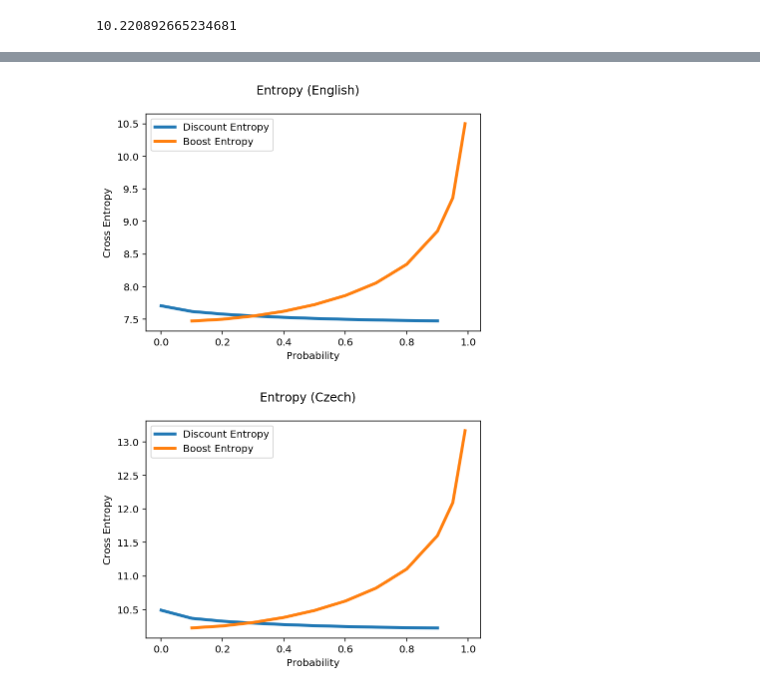
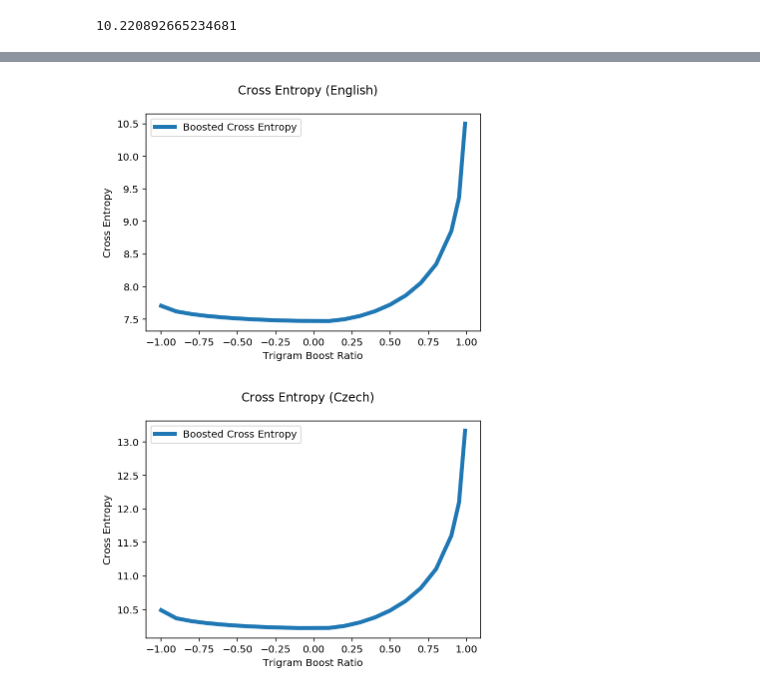
Before and after one commit to Hyperparticle/lct-master, a Jupyter notebook: charles-university/statistical-nlp/assignment-1/nlp-assignment-1.ipynb, the cells around one changed output, grey strips where cells are left out. Cells and saved outputs as stored; diff of their text form; code cells hidden in the pictures.

Commit message:
Combine plots

```diff
--- a/charles-university/statistical-nlp/assignment-1/nlp-assignment-1.ipynb
+++ b/charles-university/statistical-nlp/assignment-1/nlp-assignment-1.ipynb
@@ -270,7 +270,7 @@ word_stats_cz
 | 6 | 0.10000 | 4.637236 | 24.885551 | 41192 | 1099823 | 4.944980 | 15620 | [(,, 12473), (., 11634), (a, 4028... |
 # %%
 # Configure Plots
-plt.rcParams['lines.linewidth'] = 3
+plt.rcParams['lines.linewidth'] = 4
 # %%
 def create_plot(label, word_stats, char_stats):
     plt.plot(word_stats.prob, word_stats.entropy, label='Word Entropy')
@@ -529,6 +530,11 @@ def boost_stats(lm, test, lambdas):
     boost = pd.DataFrame(columns=['boost_trigram', 'cross_entropy'])
 
     trigrams = LanguageModel(test).trigrams
+
+    for p in discount_ratios:
+        lambdas_tweaked = tweak_trigram_lambda(lambdas, (p - 1) * lambdas[-1])
+        entropy = cross_entropy(lm, lambdas_tweaked, trigrams)
+        boost.loc[len(boost)] = [p - 1, entropy]
 
     for p in boost_ratios:
         lambdas_tweaked = tweak_trigram_lambda(lambdas, p * (1 - lambdas[-1]))
@@ -551,6 +545,6 @@ def discount_stats(lm, test, lambdas):
 # %%
-boost_en, discount_en = boost_stats(lm_en, en.test, lambdas_en), discount_stats(lm_en, en.test, lambdas_en)
-boost_cz, discount_cz = boost_stats(lm_cz, cz.test, lambdas_cz), discount_stats(lm_cz, cz.test, lambdas_cz)
+boost_en = boost_stats(lm_en, en.test, lambdas_en)
+boost_cz = boost_stats(lm_cz, cz.test, lambdas_cz)
 # %%
 boost_en
 # %% [output]
@@ -612,18 +588,17 @@ discount_cz
 # %%
-def create_lambdas_plot(label, discount_stats, boost_stats):
-    plt.plot(discount_stats.discount_trigram, discount_stats.cross_entropy, label='Discount Entropy')
-    plt.plot(boost_stats.boost_trigram, boost_stats.cross_entropy, label='Boost Entropy')
-    plt.suptitle('Entropy (' + label + ')')
-    plt.xlabel('Probability')
+def create_lambdas_plot(label, boost_stats):
+    plt.plot(boost_stats.boost_trigram, boost_stats.cross_entropy, label='Boosted Cross Entropy')
+    plt.suptitle('Cross Entropy (' + label + ')')
+    plt.xlabel('Trigram Boost Ratio')
     plt.ylabel('Cross Entropy')
     _ = plt.legend()
 # %%
 # English
-create_lambdas_plot('English', discount_en, boost_en)
+create_lambdas_plot('English', boost_en)
 # %% [output]
-[figure, old version]
+[figure, new version]
 # %%
 # Czech
-create_lambdas_plot('Czech', discount_cz, boost_cz)
+create_lambdas_plot('Czech', boost_cz)
 # %% [output]
-[figure, old version]
+[figure, new version]
```
Also changed, not shown: parts of 6 cells of this notebook.
